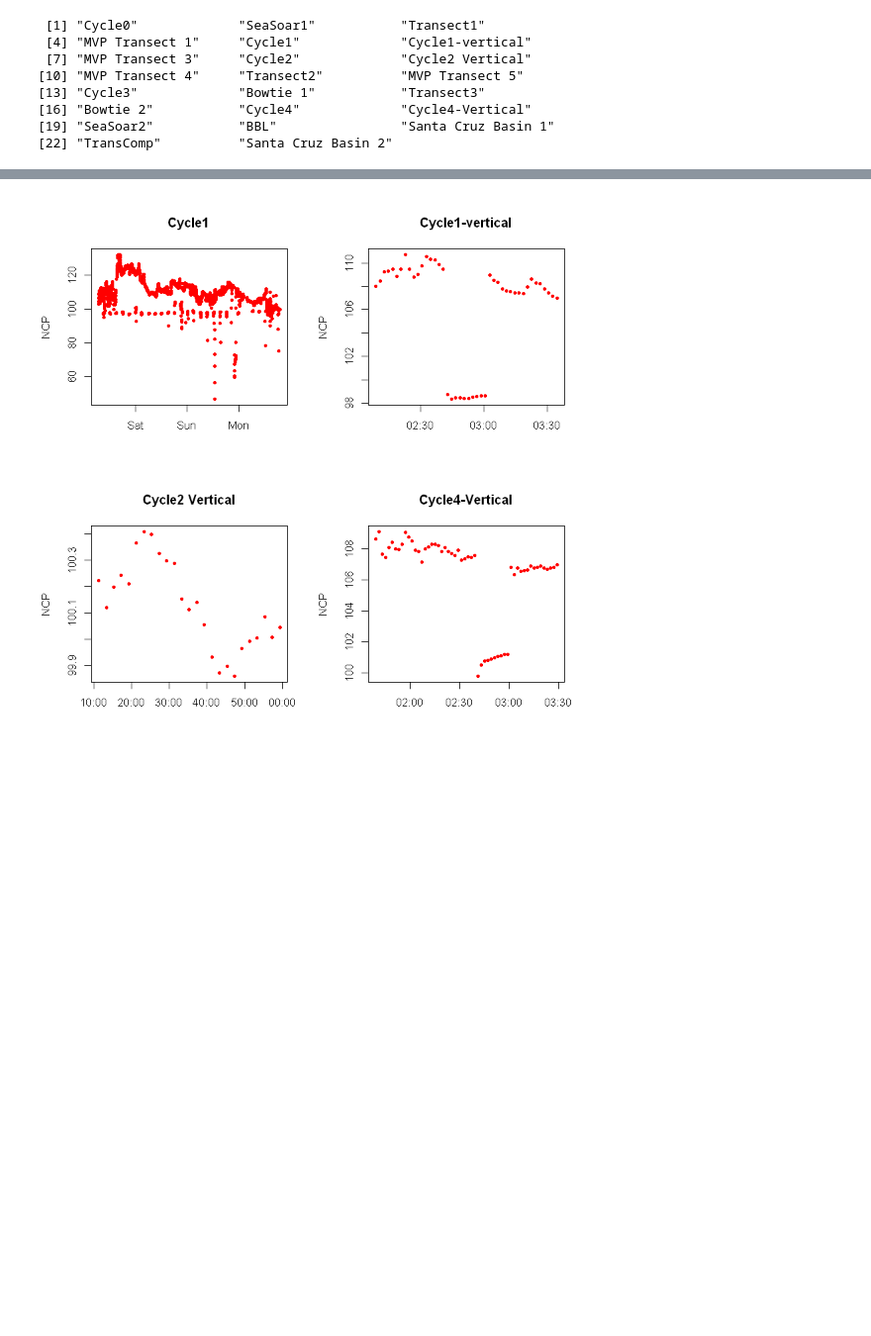
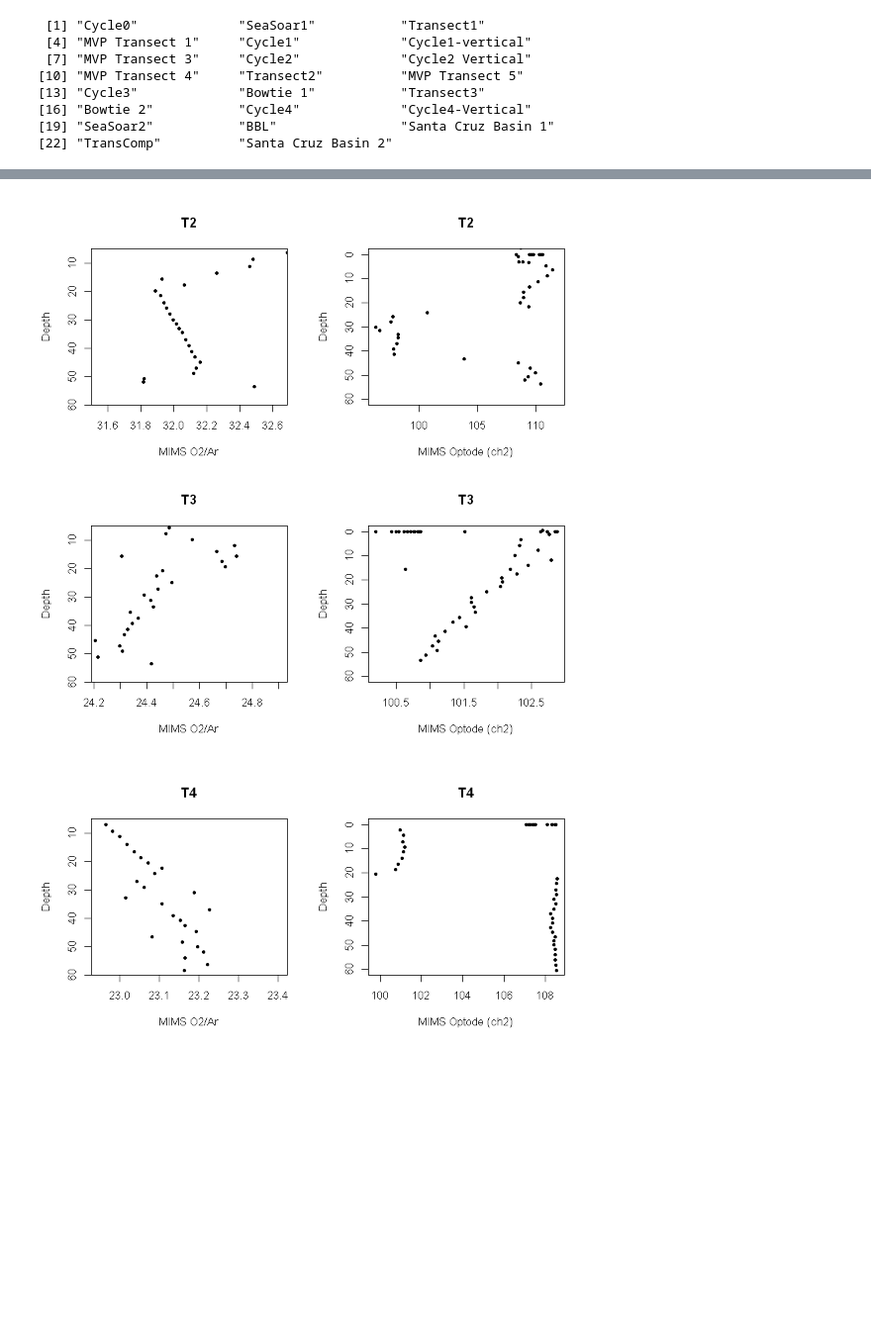
Before and after one commit to tbrycekelly/MIMS-TBK, a Jupyter notebook: Module - Vertical Analysis.ipynb, the cells around one changed output, grey strips where cells are left out. Shown at 99% size. Drawn from its saved outputs; the diff is of its cells as text; code cells hidden in the pictures; blank space fills up the shorter version.

```diff
--- a/Module - Vertical Analysis.ipynb
+++ b/Module - Vertical Analysis.ipynb
@@ -60,7 +77,8 @@ ERROR: Error in parse(text = x, srcfile = src): <text>:14:9: unexpected '}'
-# %%
-plot.profile = function(name) {
-    l = which(winch$ == name)
-
-    plot(ship.data$DT[l], ship.data$Optode.ch2[l], pch=20, col='red', main=name, ylab='NCP', xlab='')
-    points(ship.data$DT[l], ship.data$MIMS.O2.Ar[l], pch=20, col='blue')
-}
+# %%
+ship.data = add.profiles(ship.data)
+# %%
+par(mfrow=c(2,2))
+for (i in unique(ship.data$Vertical)) {
+    l = which(ship.data$Vertical == i)
+    plot(ship.data$DT[l], ship.data$Vertical.Depth[l], pch=20, cex=1, main=i)
+}
@@ -67,8 +87,16 @@ plot.profile = function(name) {
+# %%
+plot.profile = function(name) {
+    l = which(ship.data$Vertical == name)
+
+    plot(ship.data$MIMS.O2.Ar[l], ship.data$Vertical.Depth[l], pch=20, main=name, ylab='Depth',
+         xlab='MIMS O2/Ar', ylim=c(60,5), xaxs='i', yaxs='i')
+    plot(ship.data$Optode.ch2[l], ship.data$Vertical.Depth[l], pch=20, main=name, ylab='Depth', xlab='MIMS Optode (ch2)', ylim=c(60,0))
+}
 # %%
 par(mfrow=c(2,2))
-plot.profile('Cycle1')
-plot.profile(vp.names[1])
-plot.profile(vp.names[2])
-plot.profile(vp.names[3])
+plot.profile('T2')
+plot.profile('T3')
+plot.profile('T4')
 # %% [output]
-[figure, old version]
+[figure, new version]
+[figure, added]
```
Also changed, not shown: parts of 5 cells of this notebook, 33 other files.
